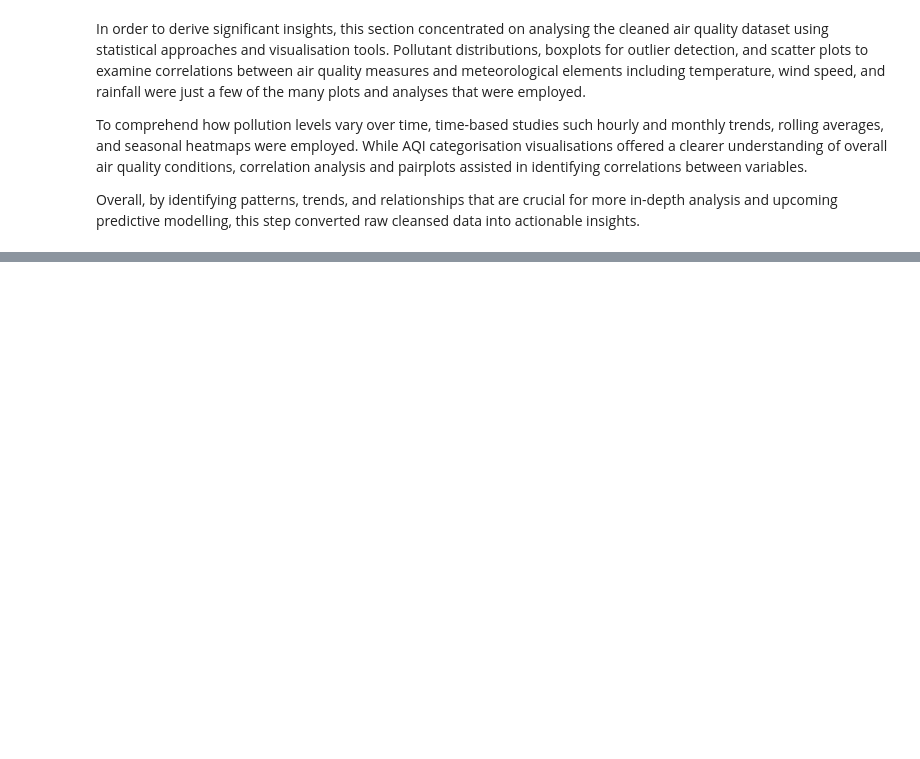
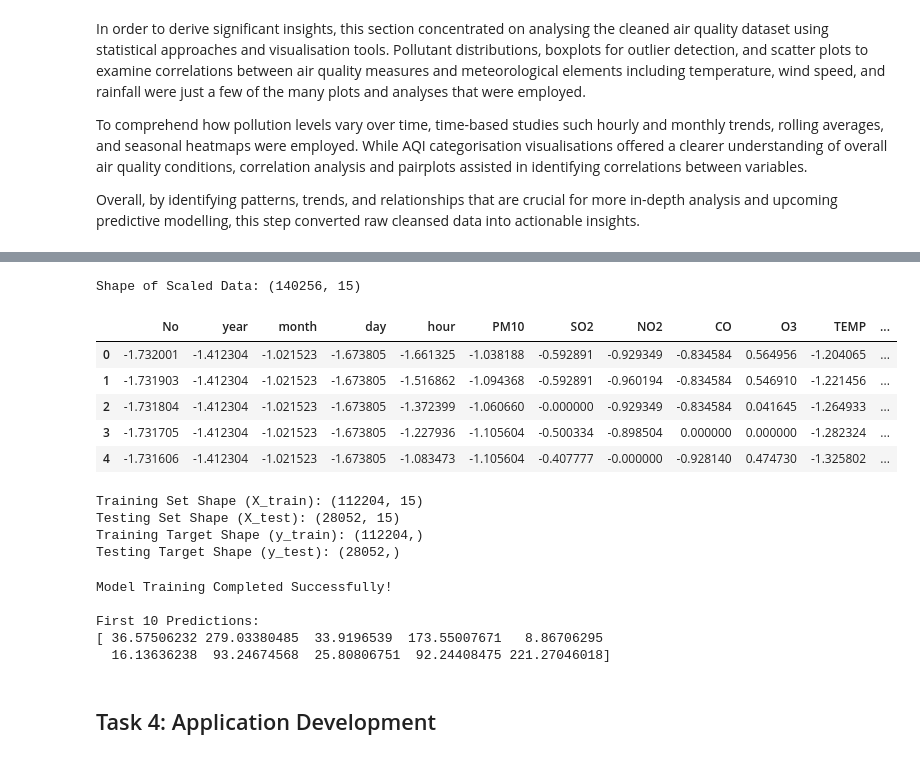
Before and after one commit to SI-GRush34/beijing-air-quality-project, a Jupyter notebook: Beijing-Air-Quality-Project.ipynb, the cells around one changed output, grey strips where cells are left out. Drawn from its saved outputs; the diff is of its cells as text; code cells hidden in the pictures; blank space fills up the shorter version.

Commit message:
Task 4, app development

```diff
--- a/Beijing-Air-Quality-Project.ipynb
+++ b/Beijing-Air-Quality-Project.ipynb
@@ -1844,0 +2088,63 @@ Overall, by identifying patterns, trends, and relationships that are crucial for
+# %%
+from sklearn.preprocessing import StandardScaler
+import pandas as pd # Ensure pandas is imported if not already globally accessible
+import numpy as np # Ensure numpy is imported if not already globally accessible
+
+scaler = StandardScaler()
+
+# Select only numerical columns from X for scaling
+numeric_cols = X.select_dtypes(include=np.number).columns
+X_numeric = X[numeric_cols]
+
+X_scaled = scaler.fit_transform(X_numeric)
+
+print("Shape of Scaled Data:", X_scaled.shape)
+
+scaled_df = pd.DataFrame(X_scaled, columns=numeric_cols)
+display(scaled_df.head().style.background_gradient(cmap='viridis'))
+# %% [output]
+Shape of Scaled Data: (140256, 15)
+|  | No | year | month | day | hour | PM10 | SO2 | NO2 | CO | O3 | TEMP | ... |
+| 0 | -1.732001 | -1.412304 | -1.021523 | -1.673805 | -1.661325 | -1.038188 | -0.592891 | -0.929349 | -0.834584 | 0.564956 | -1.204065 | ... |
+| 1 | -1.731903 | -1.412304 | -1.021523 | -1.673805 | -1.516862 | -1.094368 | -0.592891 | -0.960194 | -0.834584 | 0.546910 | -1.221456 | ... |
+| 2 | -1.731804 | -1.412304 | -1.021523 | -1.673805 | -1.372399 | -1.060660 | -0.000000 | -0.929349 | -0.834584 | 0.041645 | -1.264933 | ... |
+| 3 | -1.731705 | -1.412304 | -1.021523 | -1.673805 | -1.227936 | -1.105604 | -0.500334 | -0.898504 | 0.000000 | 0.000000 | -1.282324 | ... |
+| 4 | -1.731606 | -1.412304 | -1.021523 | -1.673805 | -1.083473 | -1.105604 | -0.407777 | -0.000000 | -0.928140 | 0.474730 | -1.325802 | ... |
+# %%
+from sklearn.model_selection import train_test_split
+
+X_train, X_test, y_train, y_test = train_test_split(
+    X_scaled, y,
+    test_size=0.2,
+    random_state=42
+)
+
+print("Training Set Shape (X_train):", X_train.shape)
+print("Testing Set Shape (X_test):", X_test.shape)
+print("Training Target Shape (y_train):", y_train.shape)
+print("Testing Target Shape (y_test):", y_test.shape)
+# %% [output]
+Training Set Shape (X_train): (112204, 15)
+Testing Set Shape (X_test): (28052, 15)
+Training Target Shape (y_train): (112204,)
+Testing Target Shape (y_test): (28052,)
+# %%
+from sklearn.linear_model import LinearRegression
+
+lr = LinearRegression()
+lr.fit(X_train, y_train)
+
+lr_pred = lr.predict(X_test)
+
+print("Model Training Completed Successfully!")
+
+print("\nFirst 10 Predictions:")
+print(lr_pred[:10])
+# %% [output]
+Model Training Completed Successfully!
+
+First 10 Predictions:
+[ 36.57506232 279.03380485  33.9196539  173.55007671   8.86706295
+  16.13636238  93.24674568  25.80806751  92.24408475 221.27046018]
+# %% [markdown]
+## Task 4: Application Development
```
Also changed, not shown: parts of 33 cells of this notebook.
